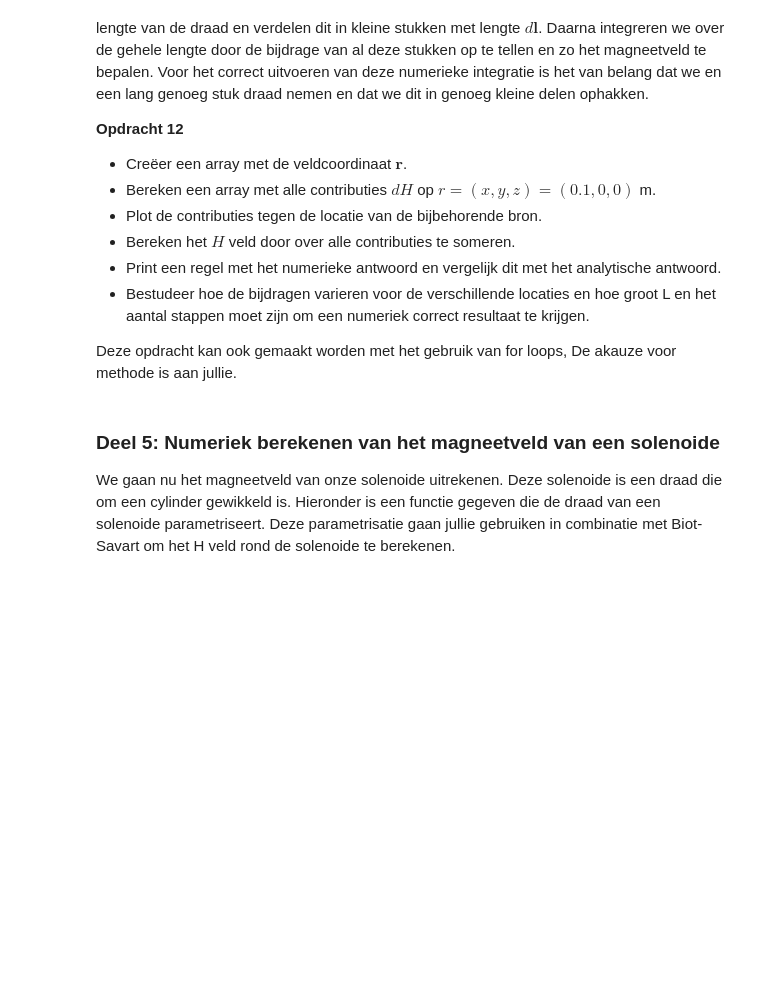
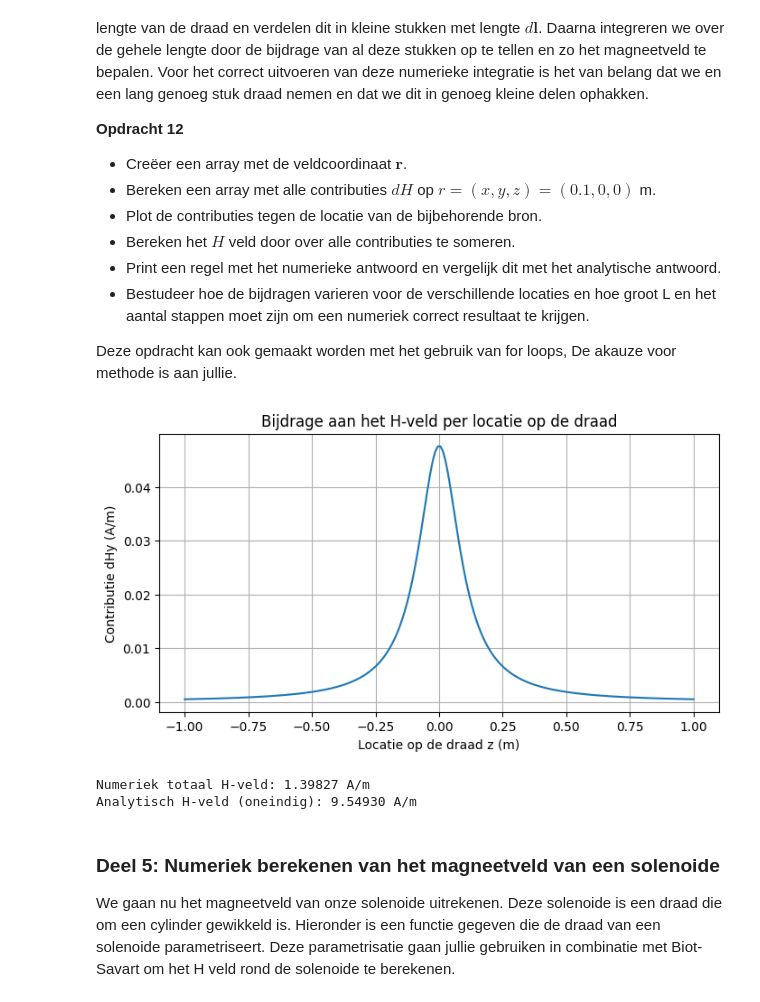
Before and after one commit to Xinqihuang123/DEF-D, a Jupyter notebook: 2KrachtactuatorOpdracht/KrachtactuatorOpdracht.ipynb, the cells around one changed output. Saved outputs shown, nothing was run; the diff lists cells and outputs as text; code cells hidden in the pictures; blank space fills up the shorter version.

```diff
--- a/2KrachtactuatorOpdracht/KrachtactuatorOpdracht.ipynb
+++ b/2KrachtactuatorOpdracht/KrachtactuatorOpdracht.ipynb
@@ -217,11 +217,12 @@ De functie moet het magneetveld van een lijnelement $d\mathbf{l}$ berekenen. Geb
 
 Bereken met deze functie alle componenten van het magneetveld voor een veldpositie op $x=0.1$ m voor een stroombronelement in de oorsprong met een stroom van 6 A een lengte van $d\mathbf{l}$ gelijk aan $L/64$. Print het analytische en numerieke antwoord naar de command line en controleer dat het magneetveld gelijk is aan $\mathbf{H} =  0.00746 \hat{\mathbf{y}}$ A/m is.
 # %%
+import numpy as np
+L_draad = 0.1
 dl=np.array([0, 0, L_draad/64])
 r_field=np.array([0.1, 0, 0])
 r_source=np.array([0, 0, 0])
 I = 6
-L_draad = 0.1
 
 
 def field_current_element(r_field, r_source, dl):
@@ -229,8 +230,14 @@ def field_current_element(r_field, r_source, dl):
     # r_source are coordinates of the current source
     # dl is the vector of the length of the current element
     # Gebruik np.cross om het uitproduct te berekenen
+    r_diff = r_field - r_source
+    dist = np.linalg.norm(r_diff)
+    dH = (1 / (4 * np.pi)) * I * np.cross(dl, r_diff) / (dist**2)
     return dH
+
 analytical_answer=(I/4/np.pi)*(L_draad/64)/np.sum((r_field-r_source)**2) # een veld elementje.
+
+
 print('The analytical answer is ' + str(analytical_answer) + ' A/m in the y-direction')
 
 print('The numerical answer is is ' + str(field_current_element(r_field, r_source, dl)) + ' A/m')
@@ -250,8 +258,51 @@ Nu gaan we met behulp van de numerieke implementatie van de wet van Biot-Savart
 Deze opdracht kan ook gemaakt worden met het gebruik van for loops, De akauze voor methode is aan jullie.
 # %%
 ###
-###Jullie code hier###
-###
+
+import numpy as np
+import matplotlib.pyplot as plt
+
+
+I = 6
+L = 2.0
+stappen = 200
+r_field = np.array([0.1, 0, 0])
+
+dz = L / stappen
+dl_vector = np.array([0, 0, dz])
+
+
+z_posities = np.linspace(-L/2, L/2, stappen)
+contributies_y = []
+
+H_totaal = np.array([0.0, 0.0, 0.0])
+
+for z in z_posities:
+    r_source = np.array([0, 0, z])
+    dH = field_current_element(r_field, r_source, dl_vector)
+
+    H_totaal += dH
+    contributies_y.append(dH[1])
+
+# Plotten
+plt.figure(figsize=(8, 4))
+plt.plot(z_posities, contributies_y)
+plt.title('Bijdrage aan het H-veld per locatie op de draad')
+plt.xlabel('Locatie op de draad z (m)')
+plt.ylabel('Contributie dHy (A/m)')
+plt.grid(True)
+plt.show()
+
+# resultaten
+s = 0.1
+H_analytisch = I / (2 * np.pi * s)
+
+print(f"Numeriek totaal H-veld: {H_totaal[1]:.5f} A/m")
+print(f"Analytisch H-veld (oneindig): {H_analytisch:.5f} A/m")
+# %% [output]
+[figure, added]
+Numeriek totaal H-veld: 1.39827 A/m
+Analytisch H-veld (oneindig): 9.54930 A/m
 # %% [markdown]
 ### Deel 5: Numeriek berekenen van het magneetveld van een solenoide
 
```
Also changed, not shown: parts of 1 cell of this notebook.
